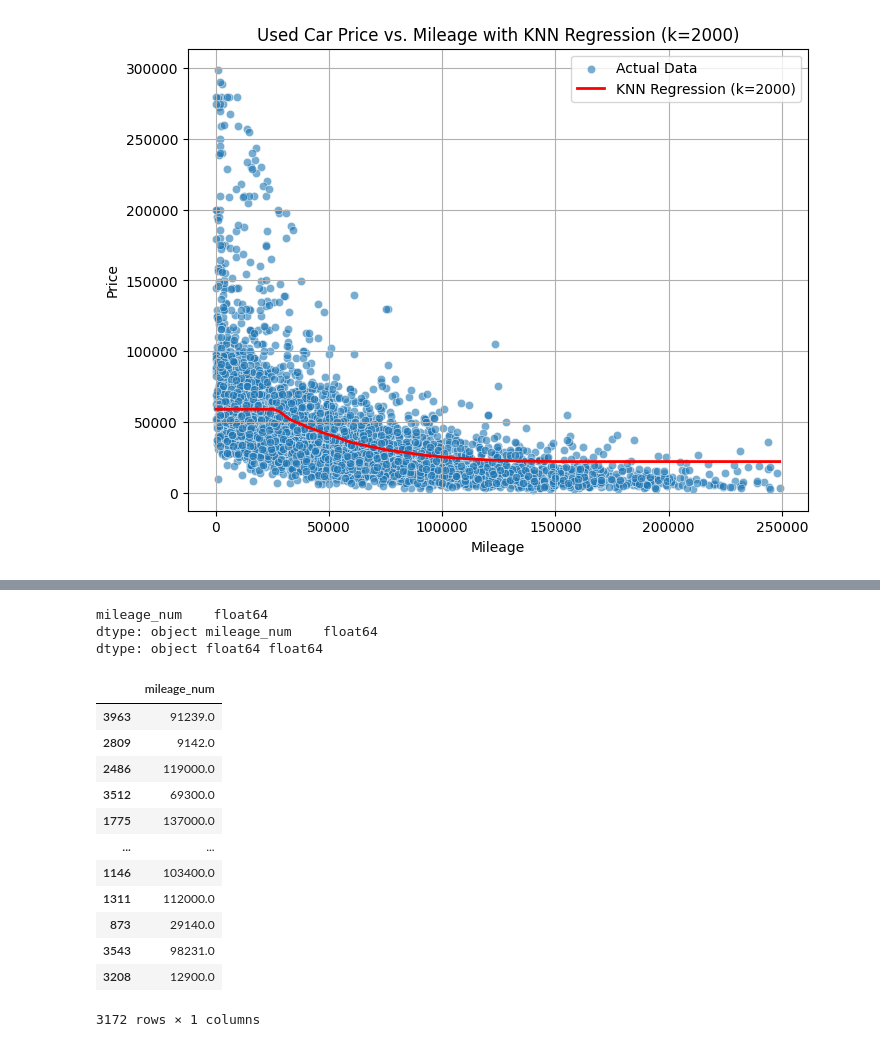
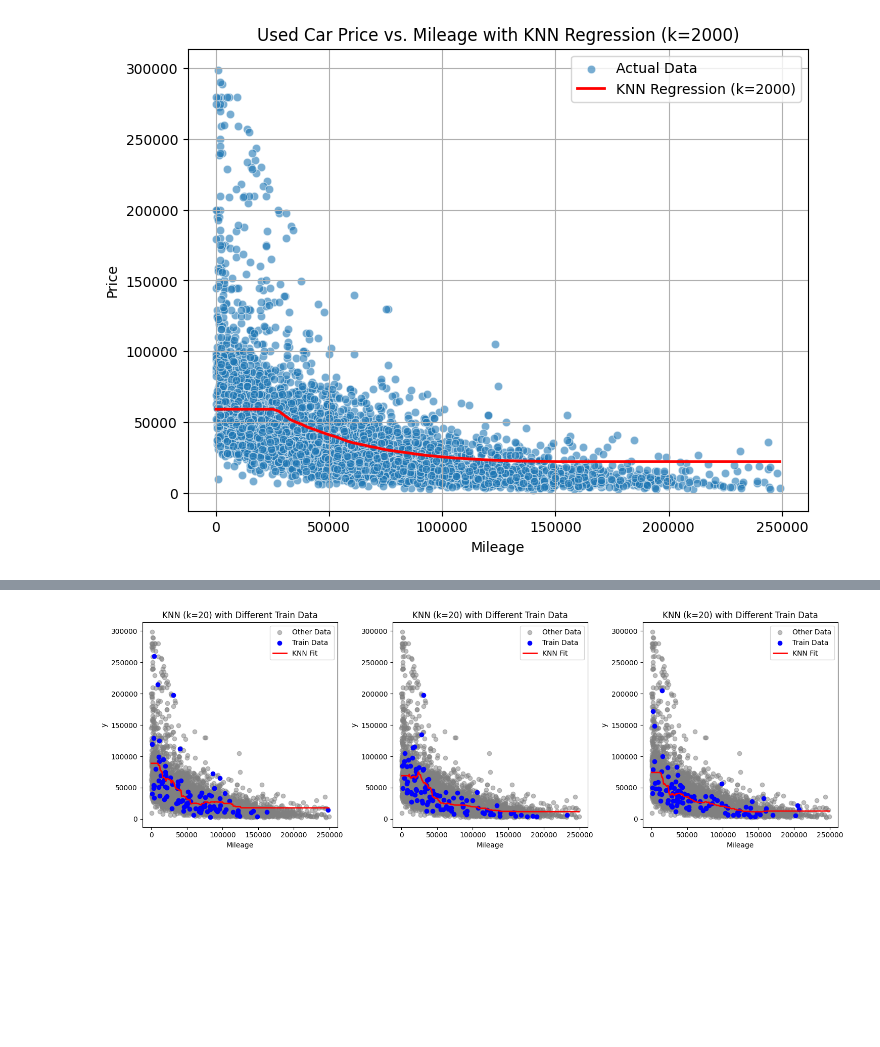
Before and after one commit to zhou1126/Marquette_teaching_finance, a Jupyter notebook: class4_usedcar.ipynb, the cells around one changed output, grey strips where cells are left out. Drawn from its saved outputs; the diff is of its cells as text; code cells hidden in the pictures; blank space fills up the shorter version.

```diff
--- a/class4_usedcar.ipynb
+++ b/class4_usedcar.ipynb
@@ -372,22 +318,49 @@ plt.show()
-# %%
-print(X_train.dtypes, X_val.dtypes, y_train.dtypes, y_val.dtypes)
-# %% [output]
-mileage_num    float64
-dtype: object mileage_num    float64
-dtype: object float64 float64
-# %%
-X_train
-# %% [output]
-|  | mileage_num |
-| 3963 | 91239.0 |
-| 2809 | 9142.0 |
-| 2486 | 119000.0 |
-| 3512 | 69300.0 |
-| 1775 | 137000.0 |
-| ... | ... |
-| 1146 | 103400.0 |
-| 1311 | 112000.0 |
-| 873 | 29140.0 |
-| 3543 | 98231.0 |
-| 3208 | 12900.0 |
-3172 rows × 1 columns
+# %%
+import numpy as np
+import pandas as pd
+import matplotlib.pyplot as plt
+from sklearn.neighbors import KNeighborsRegressor
+
+# Function to plot KNN fit with different train samples
+def plot_knn(X, y, train_indices, ax):
+    # Extract the training and test data
+    X_train, y_train = X.loc[train_indices], y.loc[train_indices]  # Use .loc[] instead of .iloc[]
+    X_test, y_test = X.drop(index=train_indices), y.drop(index=train_indices)
+
+    # Train KNN model with k=2
+    knn = KNeighborsRegressor(n_neighbors=20)
+    knn.fit(X_train, y_train)
+
+    # Predict across a smooth range of mileage values
+    X_curve = np.linspace(X["mileage_num"].min(), X["mileage_num"].max(), 300).reshape(-1, 1)
+    y_curve = knn.predict(X_curve)
+
+    # Scatter plot
+    ax.scatter(X_test, y_test, color='grey', alpha=0.5, label='Other Data')
+    ax.scatter(X_train, y_train, color='blue', label='Train Data')
+    ax.plot(X_curve, y_curve, color='red', linewidth=2, label='KNN Fit')
+
+    # Labels and title
+    ax.set_xlabel("Mileage")
+    ax.set_ylabel("y")
+    ax.set_title("KNN (k=20) with Different Train Data")
+    ax.legend()
+
+# Assuming X is a DataFrame with "mileage_num" column
+# Assuming y is a pandas Series
+np.random.seed(0)
+
+# Generate three different random training sets (Fixing index selection)
+train_indices_list = [np.random.choice(X.index.to_numpy(), 100, replace=False) for _ in range(3)]  # 15 random points each time
+
+# Create subplots
+fig, axes = plt.subplots(1, 3, figsize=(15, 5))
+
+# Generate three different charts
+for i, ax in enumerate(axes):
+    plot_knn(X[["mileage_num"]], y, train_indices_list[i], ax)
+
+plt.tight_layout()
+plt.show()
+# %% [output]
+[figure, added]
```
Also changed, not shown: parts of 6 cells of this notebook.
